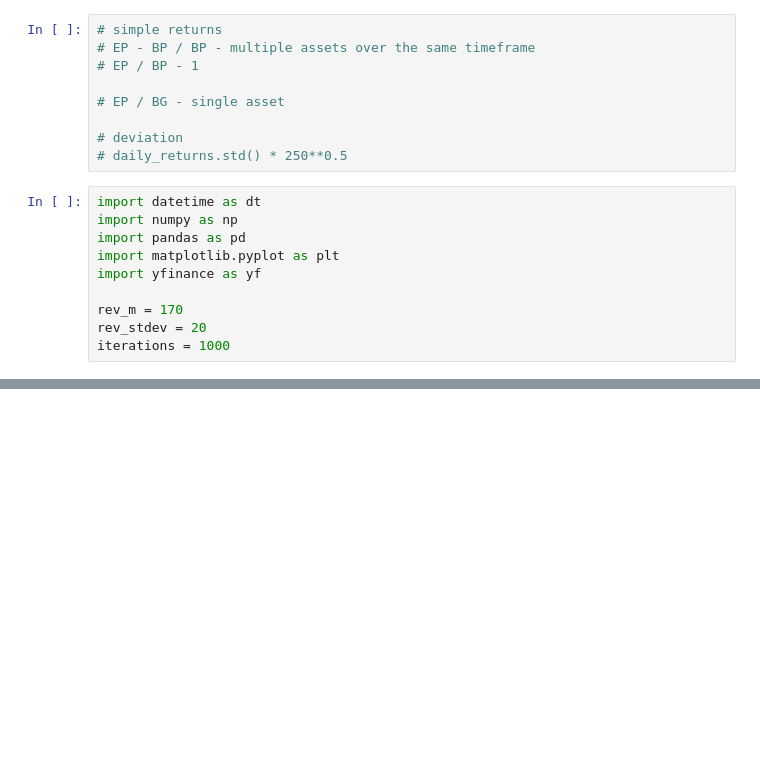
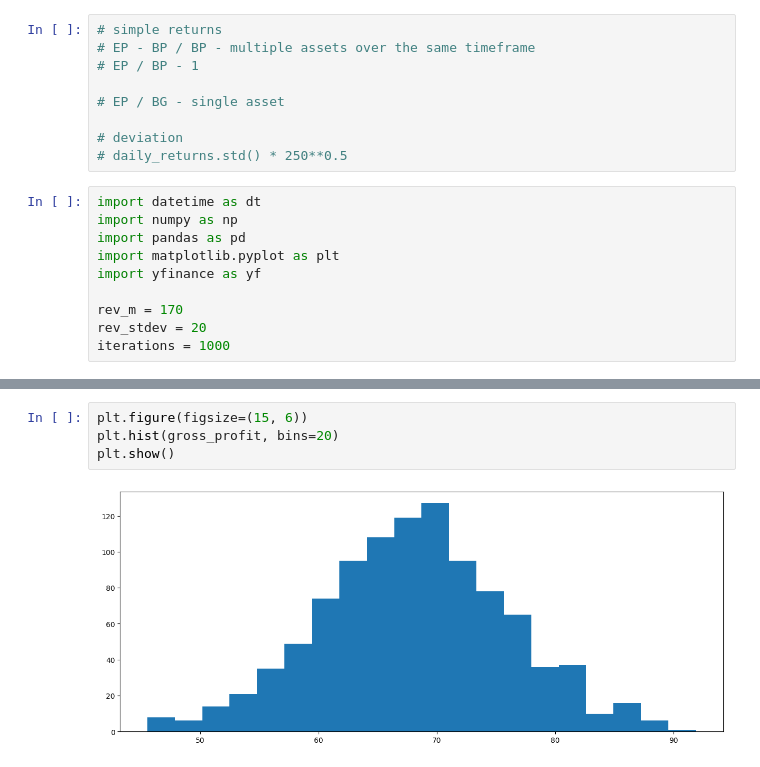
Before and after one commit to Rainspistols/Python-for-Finance, a Jupyter notebook: some.ipynb, the cells around one changed output, grey strips where cells are left out. Saved outputs shown, nothing was run; the diff lists cells and outputs as text; blank space fills up the shorter version.

```diff
--- a/some.ipynb
+++ b/some.ipynb
@@ -62,0 +97,6 @@ np.float64(12.158121378847737)
+# %%
+plt.figure(figsize=(15, 6))
+plt.hist(gross_profit, bins=20)
+plt.show()
+# %% [output]
+[figure, added]
```
Also changed, not shown: parts of 11 cells of this notebook.
